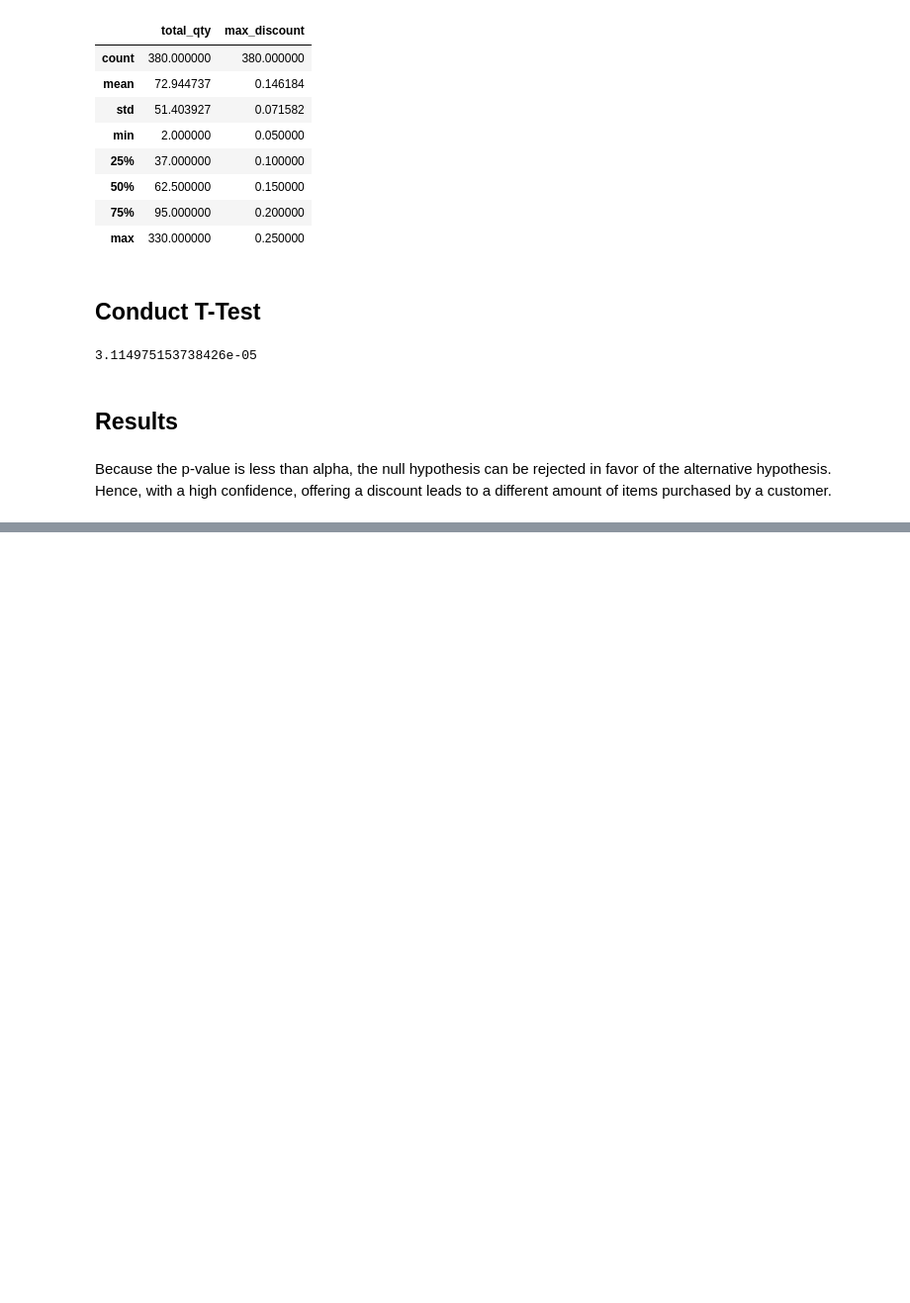
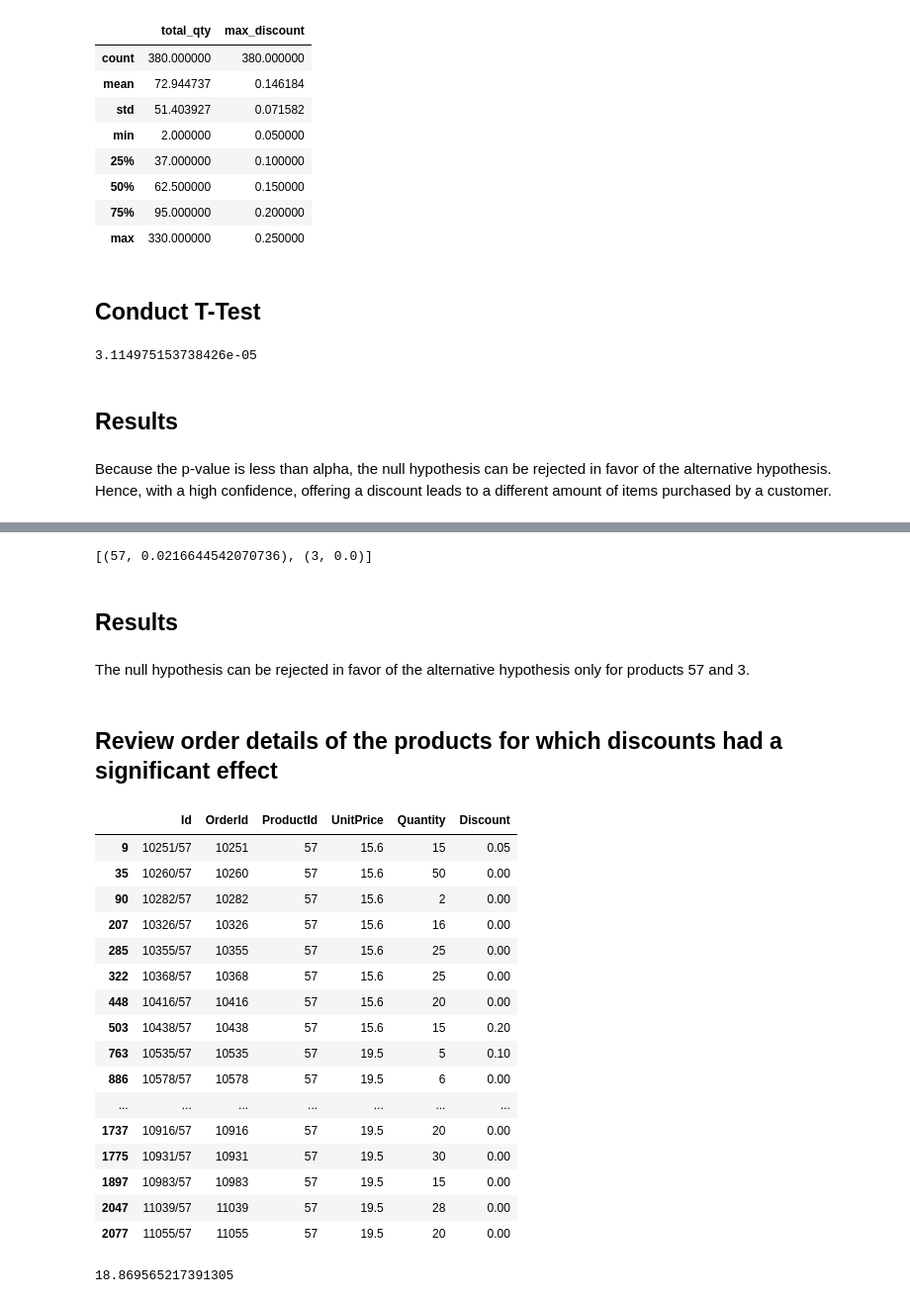
Before and after one commit to merb92/sql-a-b-testing-lab, a Jupyter notebook: 03-discounts-hypothesis-test.ipynb, the cells around one changed output, grey strips where cells are left out. Shown: that part at 99% size. Cells and saved outputs as stored; diff of their text form; code cells hidden in the pictures; blank space fills up the shorter version.

Commit message:
Add per product discount t-test

```diff
--- a/03-discounts-hypothesis-test.ipynb
+++ b/03-discounts-hypothesis-test.ipynb
@@ -128,0 +176,34 @@ Because the p-value is less than alpha, the null hypothesis can be rejected in f
+# %%
+sig_results
+# %% [output]
+[(57, 0.0216644542070736), (3, 0.0)]
+# %% [markdown]
+## Results
+# %% [markdown]
+The null hypothesis can be rejected in favor of the alternative hypothesis only for products 57 and 3.
+# %% [markdown]
+## Review order details of the products for which discounts had a significant effect
+# %%
+df[df.ProductId == 57]
+# %% [output]
+|  | Id | OrderId | ProductId | UnitPrice | Quantity | Discount |
+| 9 | 10251/57 | 10251 | 57 | 15.6 | 15 | 0.05 |
+| 35 | 10260/57 | 10260 | 57 | 15.6 | 50 | 0.00 |
+| 90 | 10282/57 | 10282 | 57 | 15.6 | 2 | 0.00 |
+| 207 | 10326/57 | 10326 | 57 | 15.6 | 16 | 0.00 |
+| 285 | 10355/57 | 10355 | 57 | 15.6 | 25 | 0.00 |
+| 322 | 10368/57 | 10368 | 57 | 15.6 | 25 | 0.00 |
+| 448 | 10416/57 | 10416 | 57 | 15.6 | 20 | 0.00 |
+| 503 | 10438/57 | 10438 | 57 | 15.6 | 15 | 0.20 |
+| 763 | 10535/57 | 10535 | 57 | 19.5 | 5 | 0.10 |
+| 886 | 10578/57 | 10578 | 57 | 19.5 | 6 | 0.00 |
+| ... | ... | ... | ... | ... | ... | ... |
+| 1737 | 10916/57 | 10916 | 57 | 19.5 | 20 | 0.00 |
+| 1775 | 10931/57 | 10931 | 57 | 19.5 | 30 | 0.00 |
+| 1897 | 10983/57 | 10983 | 57 | 19.5 | 15 | 0.00 |
+| 2047 | 11039/57 | 11039 | 57 | 19.5 | 28 | 0.00 |
+| 2077 | 11055/57 | 11055 | 57 | 19.5 | 20 | 0.00 |
+# %%
+df[df.ProductId == 57]['Quantity'].mean()
+# %% [output]
+18.869565217391305
```
Also changed, not shown: parts of 17 cells of this notebook.
